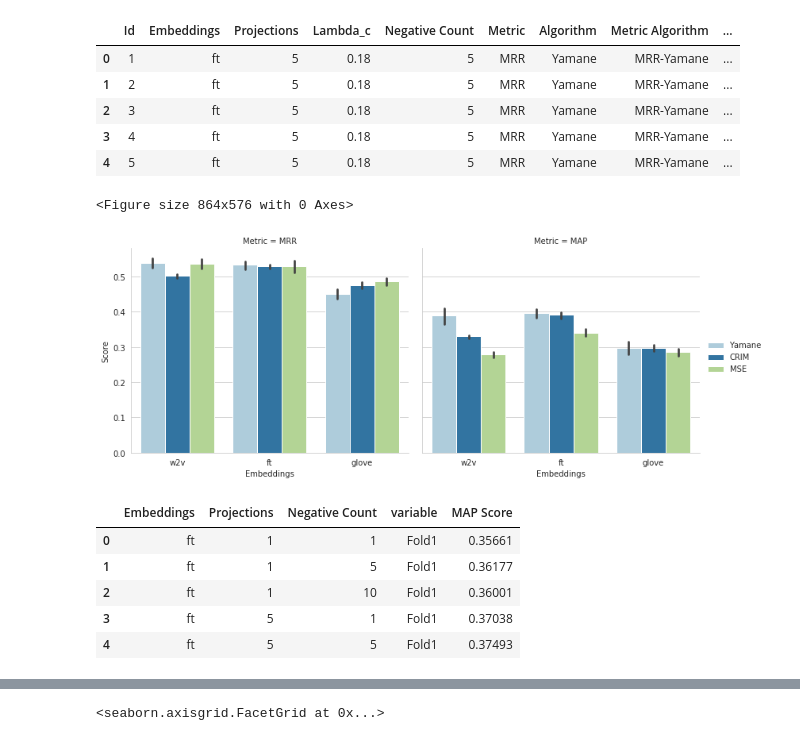
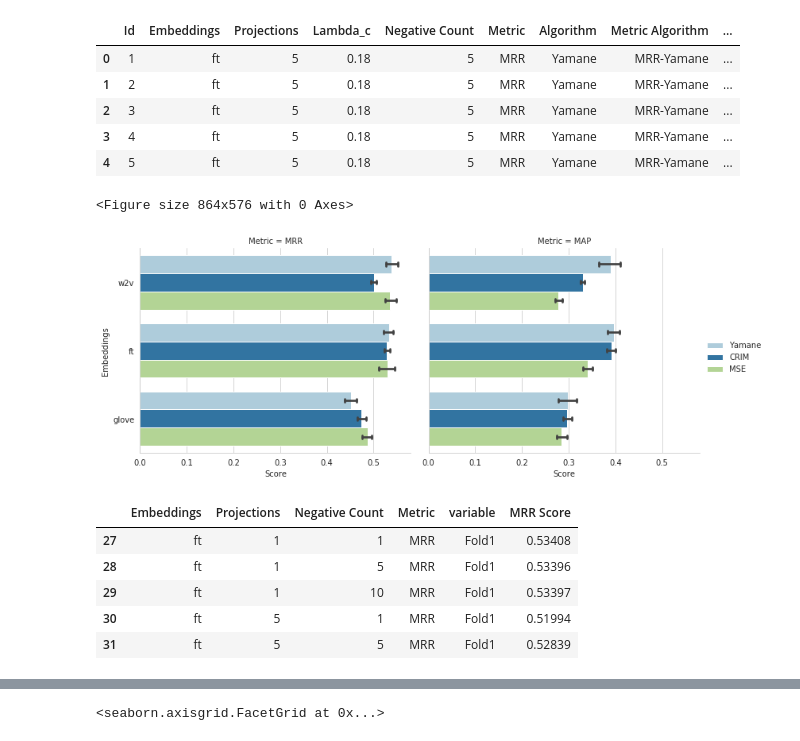
Before and after one commit to jfarrugia-uom/hyperstar, a Jupyter notebook: CrimVisuals.ipynb, the cells around one changed output, grey strips where cells are left out. Saved outputs shown, nothing was run; the diff lists cells and outputs as text; code cells hidden in the pictures.

```diff
--- a/CrimVisuals.ipynb
+++ b/CrimVisuals.ipynb
@@ -22,25 +22,25 @@ df.head()
 # %%
 plt.figure(figsize=(12,8))
 sns.set_style("whitegrid")
 pal = sns.color_palette("Paired")
 
 g = sns.FacetGrid(df, col="Metric", height=4.5, aspect=1.2, legend_out=True)
-g = (g.map(sns.barplot, "Embeddings", "Score", "Algorithm", palette=pal, order=['w2v','ft','glove']).add_legend())
+g = (g.map(sns.barplot, "Score", "Embeddings", "Algorithm", capsize=0.05,palette=pal, order=['w2v','ft','glove']).add_legend())
 # %% [output]
 <Figure size 864x576 with 0 Axes>
-[figure, old version]
+[figure, new version]
 # %%
 # compare CRIM results in terms of projections and negative count
 
 crim_grid = pd.read_csv('upload_crim_grid.txt', header=0, sep="\t")
 crim_grid.columns = ['Id', 'Method', 'Embeddings', 'Projections', 'Lambda', 'Negative Count', 'Metric', 'Fold1', 'Fold2', 'Fold3', 'Fold4', 'Fold5']
 # %%
-crim_grid.head()
+crim_grid_mrr.head()
 # %% [output]
-|  | Embeddings | Projections | Negative Count | variable | MAP Score |
-| 0 | ft | 1 | 1 | Fold1 | 0.35661 |
-| 1 | ft | 1 | 5 | Fold1 | 0.36177 |
-| 2 | ft | 1 | 10 | Fold1 | 0.36001 |
-| 3 | ft | 5 | 1 | Fold1 | 0.37038 |
-| 4 | ft | 5 | 5 | Fold1 | 0.37493 |
+|  | Embeddings | Projections | Negative Count | Metric | variable | MRR Score |
+| 27 | ft | 1 | 1 | MRR | Fold1 | 0.53408 |
+| 28 | ft | 1 | 5 | MRR | Fold1 | 0.53396 |
+| 29 | ft | 1 | 10 | MRR | Fold1 | 0.53397 |
+| 30 | ft | 5 | 1 | MRR | Fold1 | 0.51994 |
+| 31 | ft | 5 | 5 | MRR | Fold1 | 0.52839 |
 # %%
```
Also changed, not shown: parts of 16 cells of this notebook, 2 other files.
